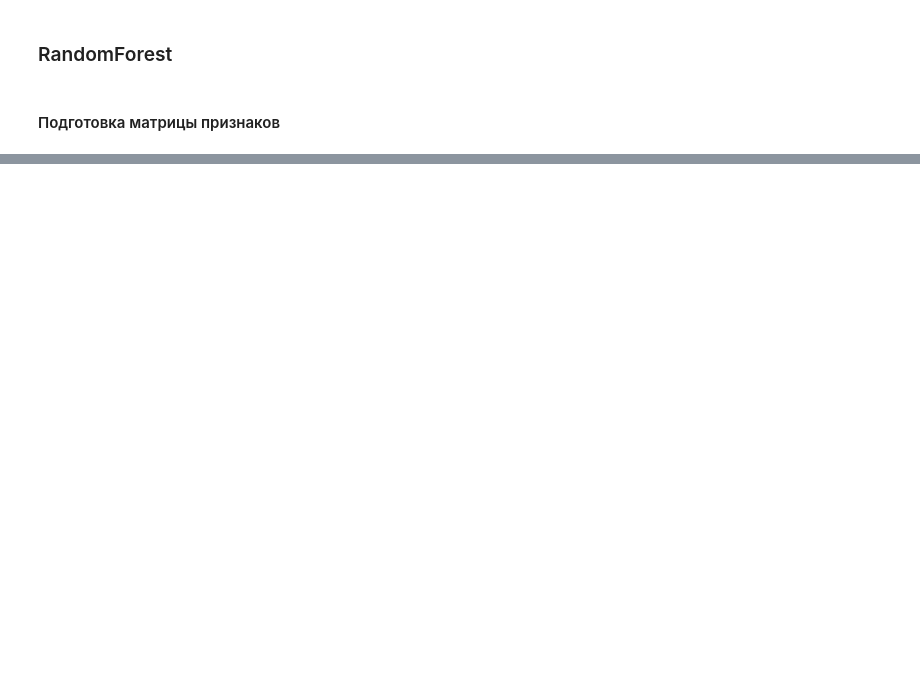
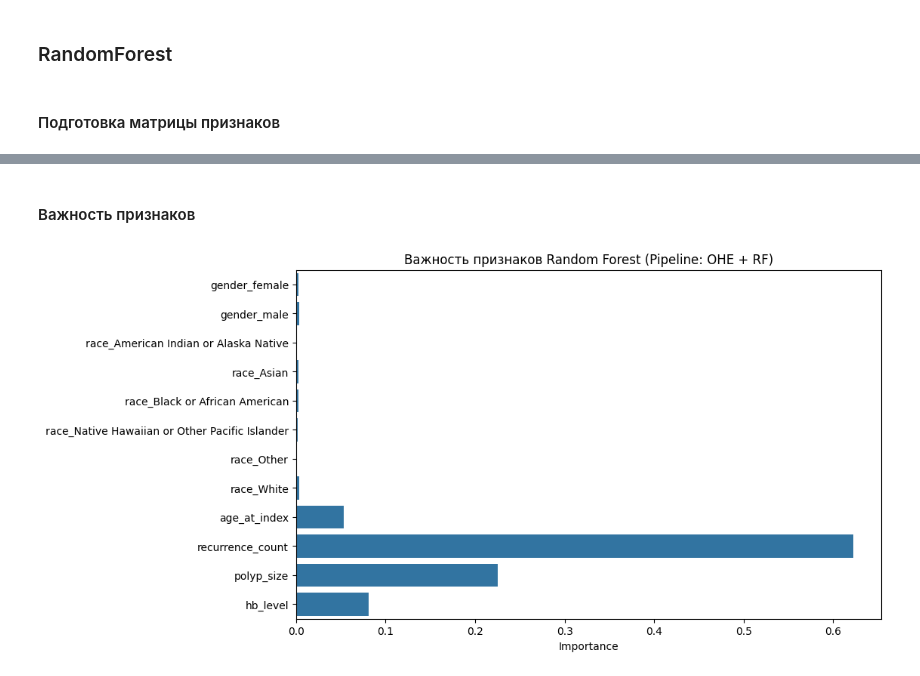
Before and after one commit to BalshowAndrew/oncology_fhir_analytics, a Jupyter notebook: notebooks/02_assessing_camcer_risk.ipynb, the cells around one changed output, grey strips where cells are left out. Drawn from its saved outputs; the diff is of its cells as text; code cells hidden in the pictures; blank space fills up the shorter version.

Commit message:
random forest model was creted

```diff
--- a/notebooks/02_assessing_camcer_risk.ipynb
+++ b/notebooks/02_assessing_camcer_risk.ipynb
@@ -648,3 +654,24 @@ plt.show()
 ### RandomForest
 # %% [markdown]
 #### Подготовка матрицы признаков
+# %%
+# Определяем группы признаков
+cat_features = ['gender', 'race']
+num_features = ['age_at_index', 'recurrence_count', 'polyp_size', 'hb_level']
+# Создаем препроцессор
+preprocessor = ColumnTransformer(
+    transformers=[
+        ('cat', OneHotEncoder(handle_unknown='ignore'), cat_features),
+        ('num', 'passthrough', num_features)
+    ])
+# Финальный Pipeline с балансировкой классов
+model_rf_pipeline = Pipeline(steps=[
+    ('preprocessor', preprocessor),
+    ('classifier', RandomForestClassifier(
+        n_estimators=200,          # Количество деревьев
+        max_depth=10,               # Ограничим глубину для предотвращения переобучения
+        class_weight='balanced',    # Веса для компенсации дисбаланса (наши 28% vs 72%)
+        random_state=42,
+        n_jobs=-1
+    ))
+])
@@ -650,0 +680,2 @@ plt.show()
+# %%
+model_rf_pipeline.fit(X_train, y_train)
@@ -650,0 +714,21 @@ plt.show()
+# %% [markdown]
+#### Важность признаков
+# %%
+# Извлекаем обученную модель из пайплайна
+model_rf = model_rf_pipeline.named_steps['classifier']
+
+# В sklearn это атрибут feature_importances_ (с подчеркиванием в конце)
+importances = model_rf.feature_importances_
+
+# Получаем имена колонок
+ohe_feature_names = model_rf_pipeline.named_steps['preprocessor']\
+    .transformers_[0][1].get_feature_names_out(cat_features).tolist()
+all_feature_names = ohe_feature_names + num_features
+
+plt.figure(figsize=(10, 6))
+sns.barplot(x=importances, y=all_feature_names)
+plt.title('Важность признаков Random Forest (Pipeline: OHE + RF)')
+plt.xlabel('Importance')
+plt.show()
+# %% [output]
+[figure, added]
```
Also changed, not shown: parts of 9 cells of this notebook.
